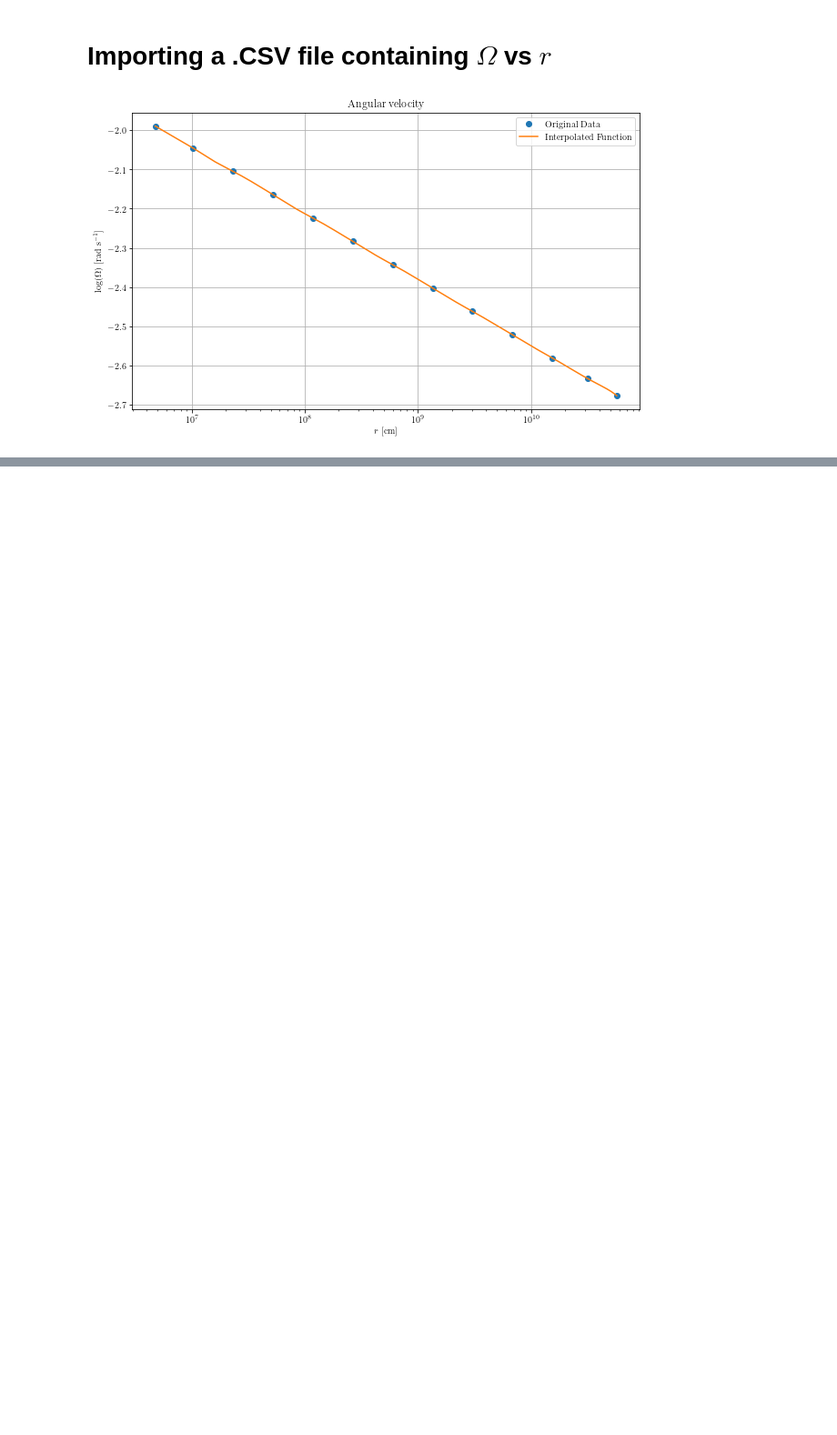
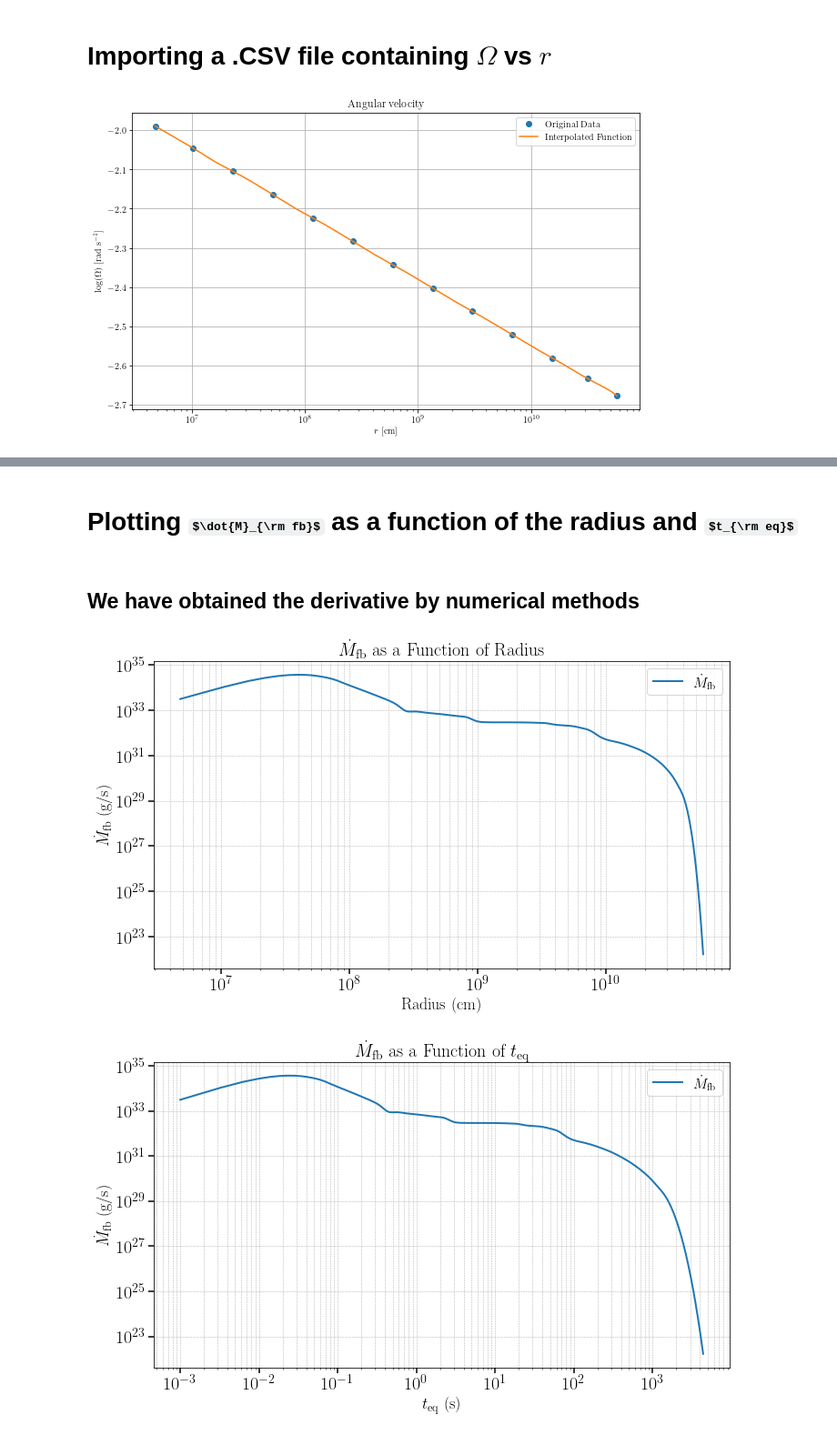
Before and after one commit to gibranmr/accretion, a Jupyter notebook: accretion.ipynb, the cells around one changed output, grey strips where cells are left out. Shown: that part at 91% size. Saved outputs shown, nothing was run; the diff lists cells and outputs as text; code cells hidden in the pictures; some formulas as TeX source; blank space fills up the shorter version.

```diff
--- a/accretion.ipynb
+++ b/accretion.ipynb
@@ -803,0 +764,44 @@ plt.show()
+# %% [markdown]
+# Plotting $\dot{M}_{\rm fb}$ as a function of the radius and $t_{\rm eq}$
+# %% [markdown]
+## We have obtained the derivative by numerical methods
+# %%
+import numpy as np
+import matplotlib.pyplot as plt
+
+delta_r = 1e5
+
+def dln_Omega_k_dr(r):
+    upper = np.log(Omega_k(r + delta_r))
+    lower = np.log(Omega_k(r - delta_r))
+    return (upper - lower) / (2 * delta_r)
+
+# Compute M_dot_fb for each r in the radius range
+M_dot_fb_values = [M_dot_fb(r) for r in radius_range_Omega]
+
+# Plot M_dot_fb as a function of radius
+plt.figure(figsize=(10, 6))
+plt.loglog(radius_range_Omega, M_dot_fb_values, label=r'$\dot{M}_{\rm fb}$', linewidth=2)
+plt.xlabel('Radius (cm)', fontsize=18)
+plt.ylabel(r'$\dot{M}_{\rm fb}$ (g/s)', fontsize=18)
+plt.title(r'$\dot{M}_{\rm fb}$ as a Function of Radius', fontsize=20)
+plt.grid(True, which="both", ls="--", linewidth=0.5)
+plt.legend(fontsize=16)
+plt.tick_params(axis='both', labelsize=20, width=1.5, length=6)
+plt.tight_layout()
+plt.show()
+
+# Plot M_dot_fb as a function of t_eq
+plt.figure(figsize=(10, 6))
+plt.loglog(t_eq_values, M_dot_fb_values, label=r'$\dot{M}_{\rm fb}$', linewidth=2)
+plt.xlabel(r'$t_{\rm eq}$ (s)', fontsize=18)
+plt.ylabel(r'$\dot{M}_{\rm fb}$ (g/s)', fontsize=18)
+plt.title(r'$\dot{M}_{\rm fb}$ as a Function of $t_{\rm eq}$', fontsize=20)
+plt.grid(True, which="both", ls="--", linewidth=0.5)
+plt.legend(fontsize=16)
+plt.tick_params(axis='both', labelsize=20, width=1.5, length=6)
+plt.tight_layout()
+plt.show()
+# %% [output]
+[figure, added]
+[figure, added]
```
Also changed, not shown: parts of 17 cells of this notebook.
